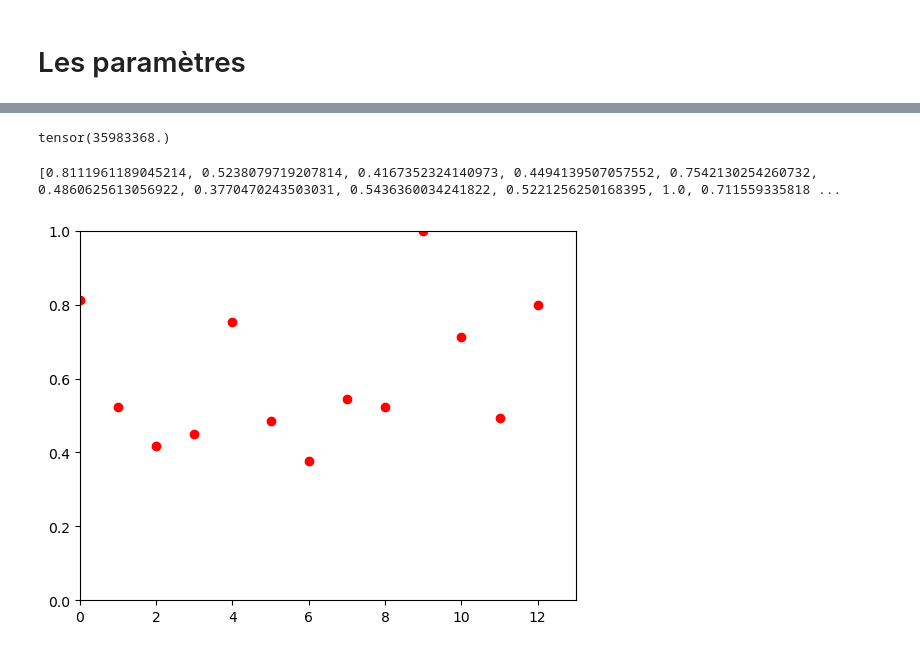
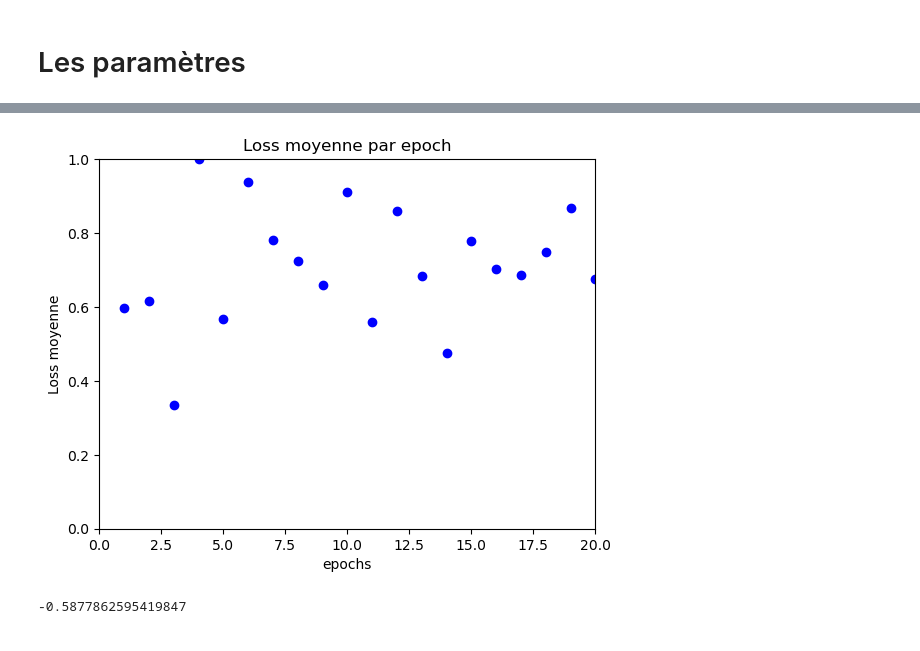
Before and after one commit to gabriellecaillaud/RL_electrical_networks, a Jupyter notebook: Agent.ipynb, the cells around one changed output, grey strips where cells are left out. Cells and saved outputs as stored; diff of their text form; code cells hidden in the pictures.

```diff
--- a/Agent.ipynb
+++ b/Agent.ipynb
@@ -487,28 +519,17 @@ print(sim.get_observation().etatequipement)
+# %%
+plt.plot(listIndex,normListLossAvg,'bo')
+plt.axis([0,len(listIndex),0,1])
+plt.title("Loss moyenne par epoch")
+plt.xlabel("epochs")
+plt.ylabel("Loss moyenne")
+
+plt.show()
+# %% [output]
+[figure, added]
 # %%
-print(L[-1])
+print(normListRewardAvg[-1])
 # %% [output]
-tensor(35983368.)
+-0.5877862595419847
-# %%
-listLoss=[36490512,23562762,18746246,20216252,33927208,21864838,16960928,24454698,23487084,44983588,32008492,22165332,35983368]
-s=0
-listIndex=[i for i in range(len(listLoss))]
-
-normLoss=[]
-for i in range(len(listLoss)):
-    loss=listLoss[i]
-    normLoss.append(loss/max(listLoss))
-
-print(normLoss)
-# %% [output]
-[0.8111961189045214, 0.5238079719207814, 0.4167352324140973, 0.4494139507057552, 0.7542130254260732, 0.4860625613056922, 0.3770470243503031, 0.5436360034241822, 0.5221256250168395, 1.0, 0.711559335818 ...
-# %%
-import matplotlib.pyplot as plt
-
-plt.plot(listIndex,normLoss,'ro')
-plt.axis([0,len(listIndex),0,max(normLoss)])
-plt.show()
-# %% [output]
-[figure, removed]
 # %%
 PATH="/Volumes/Stock/IA/Code/Anylogic/RL_Anylogic/model_saved.txt"
 torch.save(agent.state_dict(), PATH)
```
Also changed, not shown: parts of 51 cells of this notebook, 46 other files.
